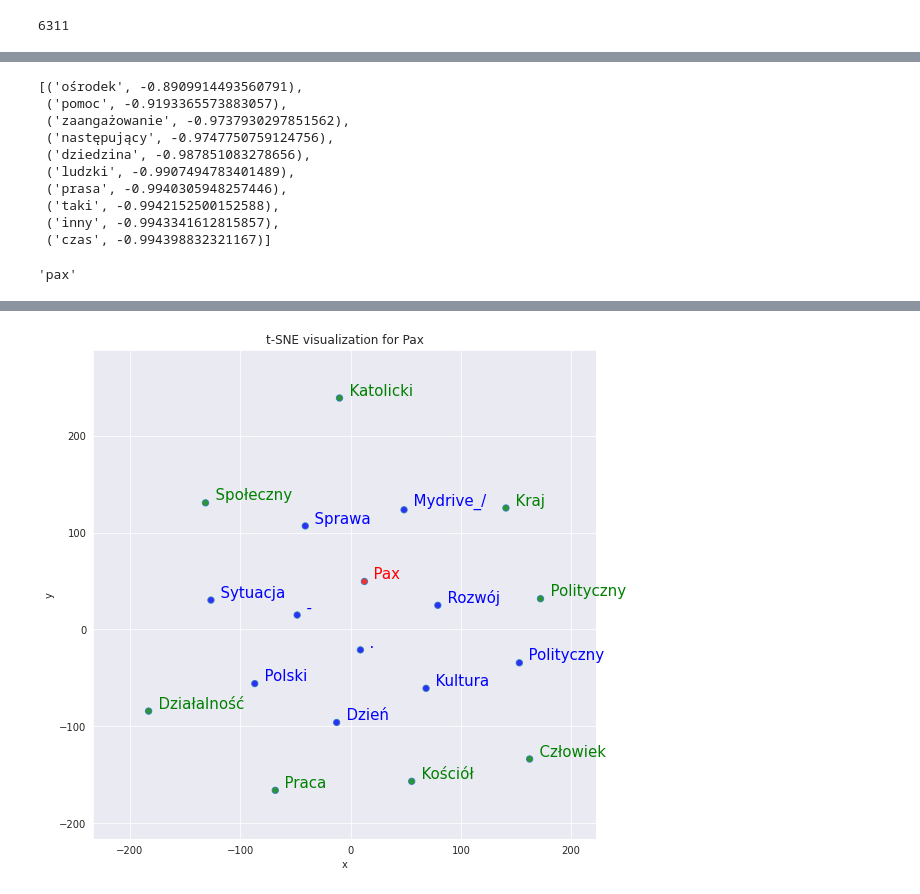
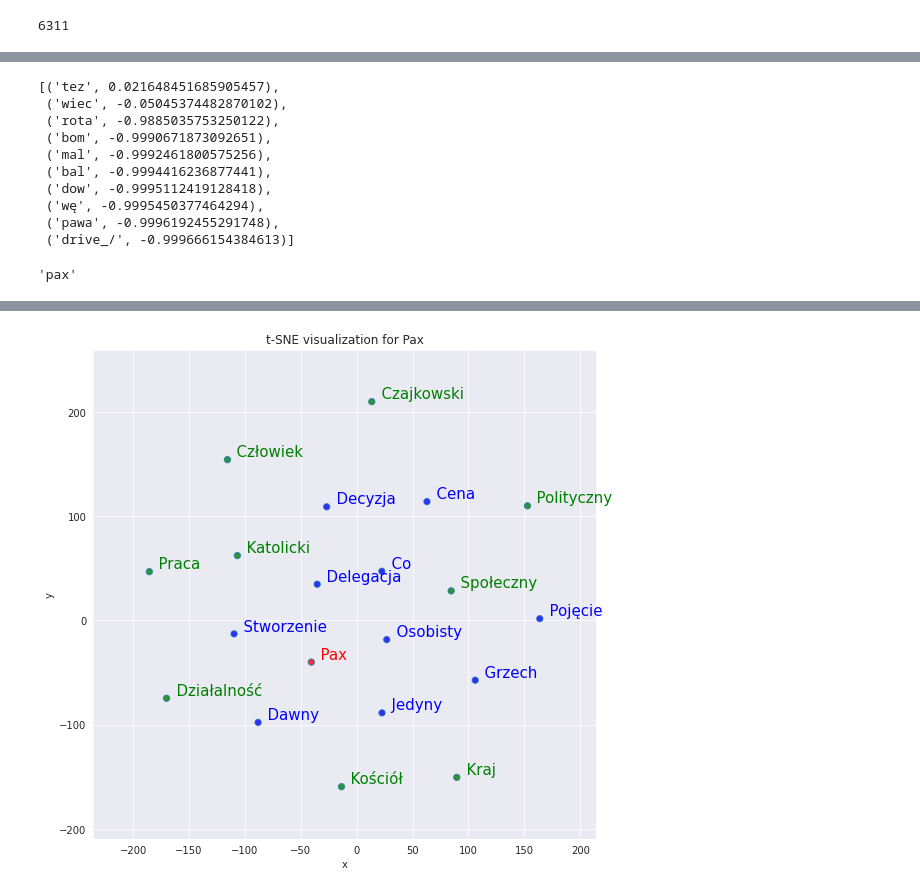
Before and after one commit to KacperGrodecki/image_proccessing, a Jupyter notebook: kuba_img_text_reading_found_words_analyzing_enchant.ipynb, the cells around one changed output, grey strips where cells are left out. Saved outputs shown, nothing was run; the diff lists cells and outputs as text; code cells hidden in the pictures.

Commit message:
Utworzono za pomocą Colaboratory

```diff
--- a/kuba_img_text_reading_found_words_analyzing_enchant.ipynb
+++ b/kuba_img_text_reading_found_words_analyzing_enchant.ipynb
@@ -290,7 +274,7 @@ from gensim.models import Word2Vec
 # %%
 cores = multiprocessing.cpu_count()
 # %%
-w2v_model = Word2Vec(min_count=20,
+w2v_model = Word2Vec(min_count=4,
                      window=2,
                      size=300,
                      sample=6e-5,
@@ -352,16 +320,16 @@ w2v_model.wv.most_similar(positive=["pax"])
 # %%
-w2v_model.wv.most_similar(negative=["pax"])
+w2v_model.wv.most_similar(negative=["czajkowski"])
 # %% [output]
-[('ośrodek', -0.8909914493560791),
- ('pomoc', -0.9193365573883057),
- ('zaangażowanie', -0.9737930297851562),
- ('następujący', -0.9747750759124756),
- ('dziedzina', -0.987851083278656),
- ('ludzki', -0.9907494783401489),
- ('prasa', -0.9940305948257446),
- ('taki', -0.9942152500152588),
- ('inny', -0.9943341612815857),
- ('czas', -0.994398832321167)]
+[('tez', 0.021648451685905457),
+ ('wiec', -0.05045374482870102),
+ ('rota', -0.9885035753250122),
+ ('bom', -0.9990671873092651),
+ ('mal', -0.9992461800575256),
+ ('bal', -0.9994416236877441),
+ ('dow', -0.9995112419128418),
+ ('wę', -0.9995450377464294),
+ ('pawa', -0.9996192455291748),
+ ('drive_/', -0.999666154384613)]
 # %%
 w2v_model.wv.doesnt_match(['pax', 'socjalizm', 'chrze_cija'])
 # %% [output]
@@ -473,6 +441,6 @@ sorted(word_freq, key=word_freq.get, reverse=False)[:20]
  'pogłębiać',
  'skłaniać']
 # %%
-tsnescatterplot(w2v_model, 'pax', ['praca', 'działalność', 'człowiek', 'polityczny', 'kraj', 'kościół', 'społeczny','katolicki'])
+tsnescatterplot(w2v_model, 'pax', ['praca', 'działalność', 'człowiek', 'polityczny', 'kraj', 'kościół', 'społeczny','katolicki','czajkowski'])
 # %% [output]
-[figure, old version]
+[figure, new version]
```
Also changed, not shown: parts of 10 cells of this notebook.
